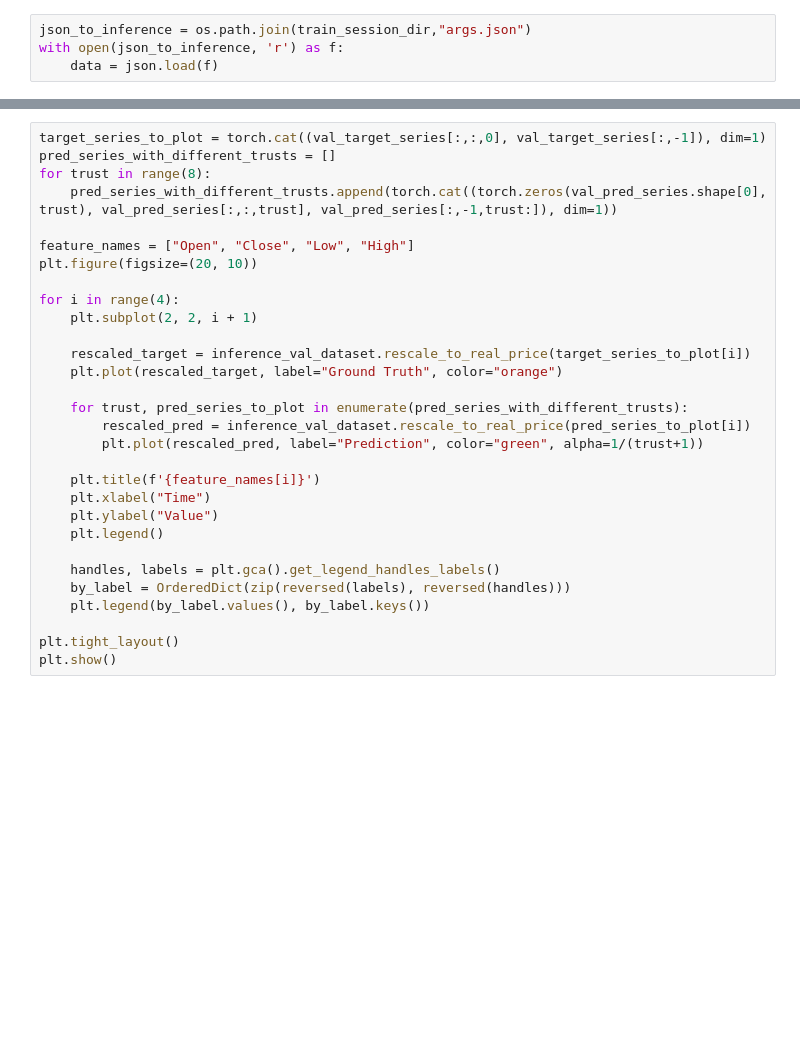
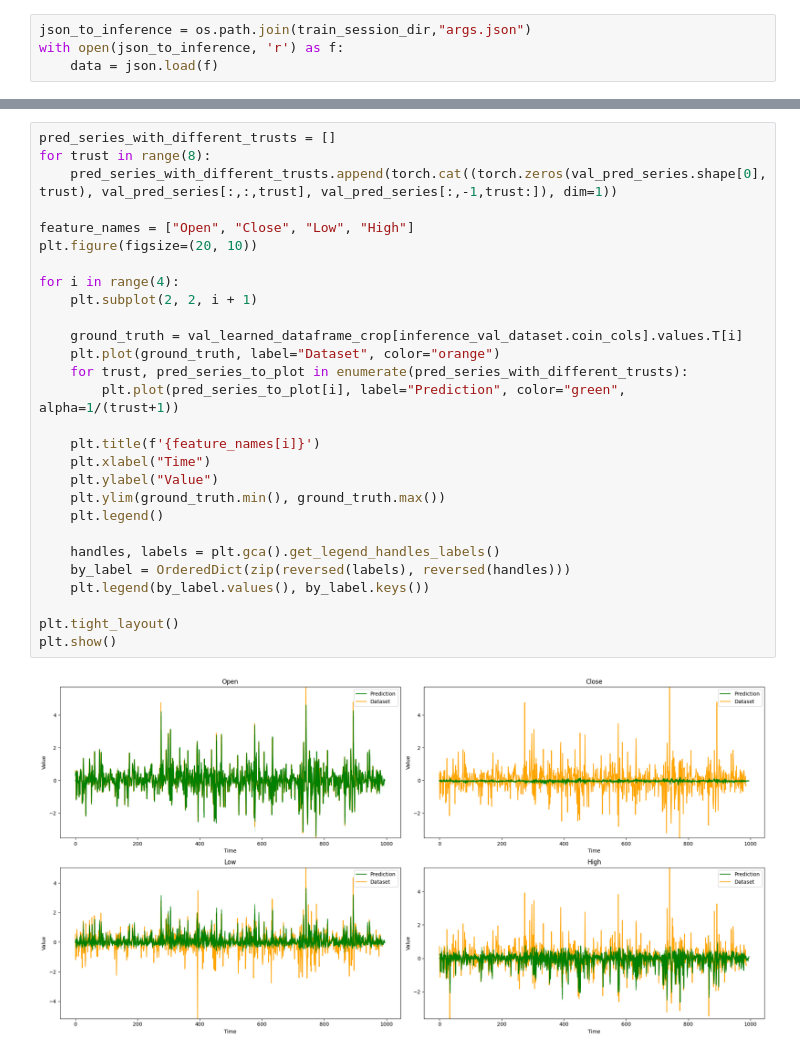
Before and after one commit to mericdemirors/CrossCurrencyPrediction, a Jupyter notebook: train_scripts/08_evaluation.ipynb, the cells around one changed output, grey strips where cells are left out. Cells and saved outputs as stored; diff of their text form; blank space fills up the shorter version.

```diff
--- a/train_scripts/08_evaluation.ipynb
+++ b/train_scripts/08_evaluation.ipynb
@@ -106,30 +148,30 @@ val_df_pr
 # %%
-target_series_to_plot = torch.cat((val_target_series[:,:,0], val_target_series[:,-1]), dim=1)
 pred_series_with_different_trusts = []
 for trust in range(8):
     pred_series_with_different_trusts.append(torch.cat((torch.zeros(val_pred_series.shape[0], trust), val_pred_series[:,:,trust], val_pred_series[:,-1,trust:]), dim=1))
 
 feature_names = ["Open", "Close", "Low", "High"]
 plt.figure(figsize=(20, 10))
 
 for i in range(4):
     plt.subplot(2, 2, i + 1)
 
-    rescaled_target = inference_val_dataset.rescale_to_real_price(target_series_to_plot[i])
-    plt.plot(rescaled_target, label="Ground Truth", color="orange")
-
+    ground_truth = val_learned_dataframe_crop[inference_val_dataset.coin_cols].values.T[i]
+    plt.plot(ground_truth, label="Dataset", color="orange")
     for trust, pred_series_to_plot in enumerate(pred_series_with_different_trusts):
-        rescaled_pred = inference_val_dataset.rescale_to_real_price(pred_series_to_plot[i])
-        plt.plot(rescaled_pred, label="Prediction", color="green", alpha=1/(trust+1))
+        plt.plot(pred_series_to_plot[i], label="Prediction", color="green", alpha=1/(trust+1))
 
     plt.title(f'{feature_names[i]}')
     plt.xlabel("Time")
     plt.ylabel("Value")
+    plt.ylim(ground_truth.min(), ground_truth.max())
     plt.legend()
 
     handles, labels = plt.gca().get_legend_handles_labels()
     by_label = OrderedDict(zip(reversed(labels), reversed(handles)))
     plt.legend(by_label.values(), by_label.keys())
 
 plt.tight_layout()
 plt.show()
+# %% [output]
+[figure, added]
```
Also changed, not shown: parts of 20 cells of this notebook, 4 other files.
